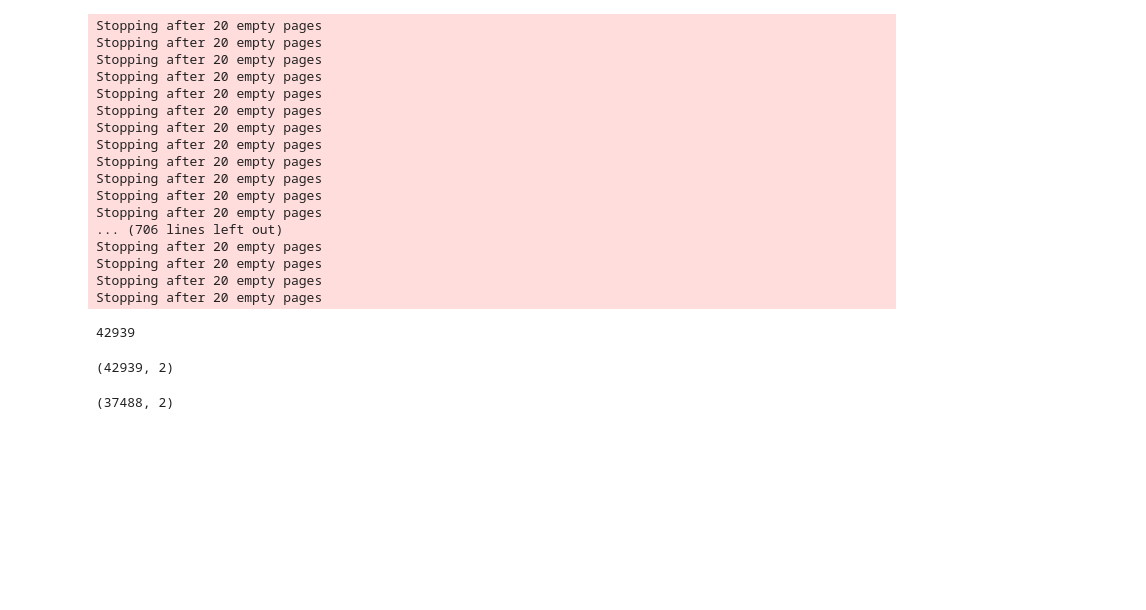
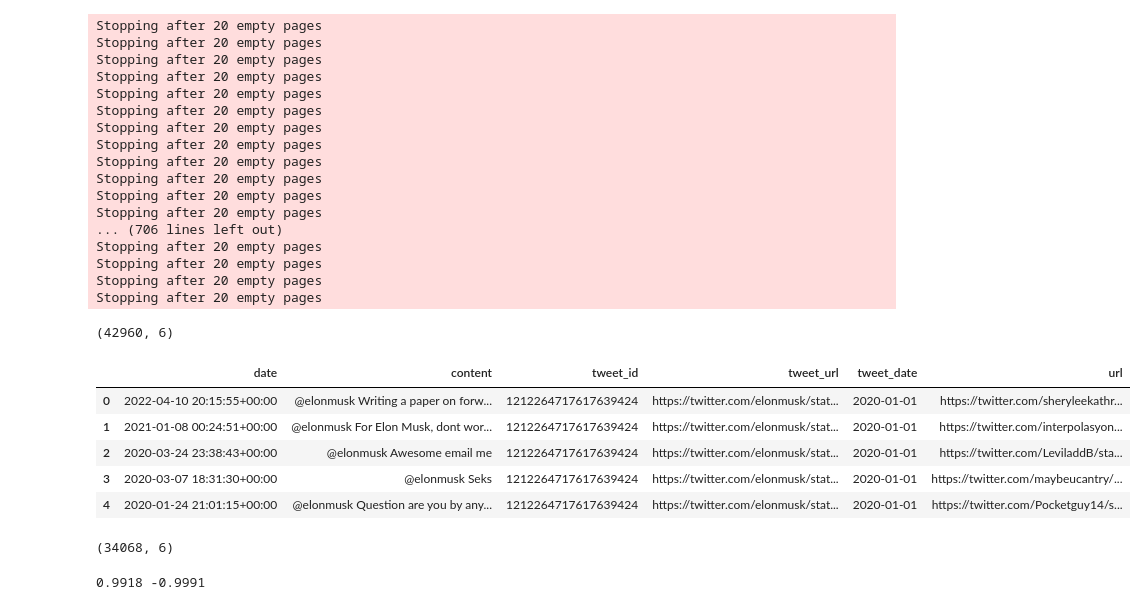
Before and after one commit to szymon-kalkowski/computational-intelligence, a Jupyter notebook: musk/musk.ipynb, the cells around one changed output. Cells and saved outputs as stored; diff of their text form; code cells hidden in the pictures; blank space fills up the shorter version.

Commit message:
musk new scrap

```diff
--- a/musk/musk.ipynb
+++ b/musk/musk.ipynb
@@ -73,8 +101,4 @@ Stopping after 20 empty pages
 Stopping after 20 empty pages
 Stopping after 20 empty pages
 Stopping after 20 empty pages
-# %%
-print(len(tweets))
-# %% [output]
-42939
 # %%
@@ -85,13 +110,24 @@ tweets_df.to_csv('elonmusk.csv', index=False)
 # %%
-df = pd.read_csv('elonmusk.csv')
+df = pd.read_csv('elonmusk_comments.csv')
 df.shape
 # %% [output]
-(42939, 2)
+(42960, 6)
+# %%
+df['tweet_date'] = df['tweet_date'].apply(lambda x: x.split(' ')[0])
+df.head()
+# %% [output]
+|  | date | content | tweet_id | tweet_url | tweet_date | url |
+| 0 | 2022-04-10 20:15:55+00:00 | @elonmusk Writing a paper on forw... | 1212264717617639424 | https://twitter.com/elonmusk/stat... | 2020-01-01 | https://twitter.com/sheryleekathr... |
+| 1 | 2021-01-08 00:24:51+00:00 | @elonmusk For Elon Musk, dont wor... | 1212264717617639424 | https://twitter.com/elonmusk/stat... | 2020-01-01 | https://twitter.com/interpolasyon... |
+| 2 | 2020-03-24 23:38:43+00:00 | @elonmusk Awesome email me | 1212264717617639424 | https://twitter.com/elonmusk/stat... | 2020-01-01 | https://twitter.com/LeviladdB/sta... |
+| 3 | 2020-03-07 18:31:30+00:00 | @elonmusk Seks | 1212264717617639424 | https://twitter.com/elonmusk/stat... | 2020-01-01 | https://twitter.com/maybeucantry/... |
+| 4 | 2020-01-24 21:01:15+00:00 | @elonmusk Question are you by any... | 1212264717617639424 | https://twitter.com/elonmusk/stat... | 2020-01-01 | https://twitter.com/Pocketguy14/s... |
 # %%
+df = df.drop_duplicates(subset=['content'])
 df = df[~df['content'].str.contains('@@@@@@@@')]
 df = df[~df['content'].str.contains('http://')]
 df = df[~df['content'].str.contains('https://')]
 df = df.dropna()
 df.shape
 # %% [output]
-(37488, 2)
+(34068, 6)
@@ -97,0 +151,6 @@ df.shape
+# %%
+max_sentiment = df['sentiment'].max()
+min_sentiment = df['sentiment'].min()
+print(max_sentiment, min_sentiment)
+# %% [output]
+0.9918 -0.9991
```
Also changed, not shown: parts of 21 cells of this notebook, 4 other files.
